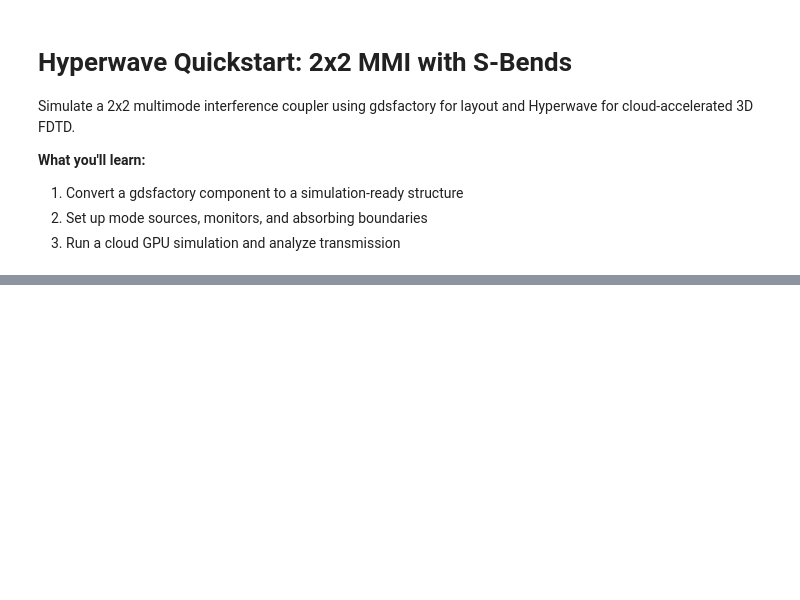
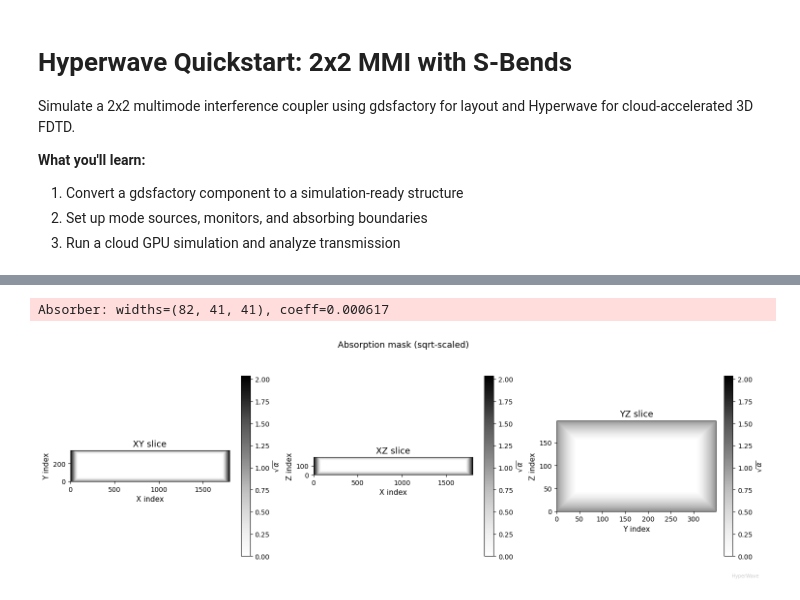
Before and after one commit to spinsphotonics/hyperwave-community, a Jupyter notebook: examples/quickstart.ipynb, the cells around one changed output, grey strips where cells are left out. Drawn from its saved outputs; the diff is of its cells as text; code cells hidden in the pictures; blank space fills up the shorter version.

```diff
--- a/examples/quickstart.ipynb
+++ b/examples/quickstart.ipynb
@@ -65,23 +76,25 @@ hwc.plot_structure(structure, view_mode="3d")
 # %%
 
 _, Lx, Ly, Lz = structure.permittivity.shape
 
-abs_params = hwc.absorber_params(
-    wavelength_um=WL_UM,
-    dx_um=RESOLUTION_UM,
+abs_params = hwc.get_optimized_absorber_params(
+    resolution_nm=RESOLUTION_UM * 1000,
     structure_dimensions=(Lx, Ly, Lz),
 )
-abs_widths = tuple(abs_params["absorption_widths"])
-abs_coeff = abs_params["abs_coeff"]
+abs_widths = abs_params["absorption_widths"]
+abs_coeff = abs_params["absorber_coeff"]
 
 absorber = hwc.create_absorption_mask(
     grid_shape=(Lx, Ly, Lz),
     absorption_widths=abs_widths,
     absorption_coeff=abs_coeff,
 )
 structure.conductivity = jnp.zeros_like(structure.conductivity) + absorber
 
 hwc.plot_absorption_mask(absorber)
+# %% [output]
+Absorber: widths=(82, 41, 41), coeff=0.000617
+[figure, added]
 # %%
 
 wl_cells = WL_UM / RESOLUTION_UM
```
Also changed, not shown: parts of 6 cells of this notebook, 1 other file.
